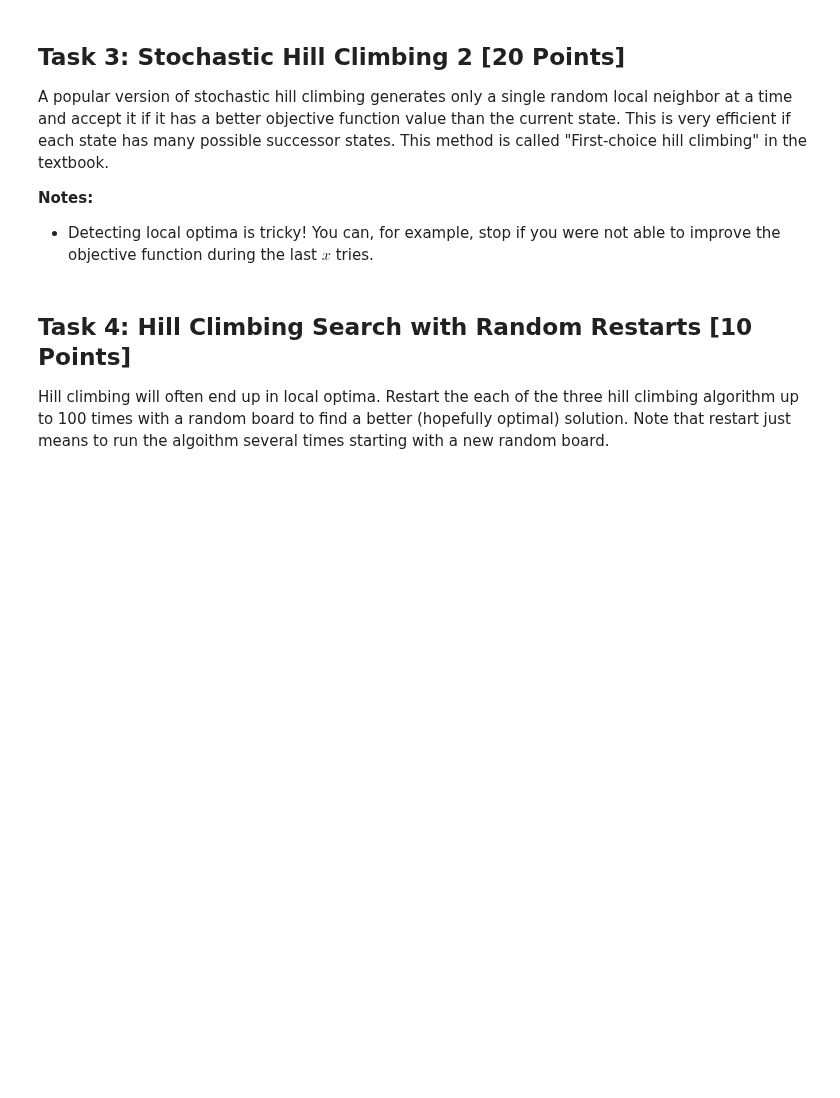
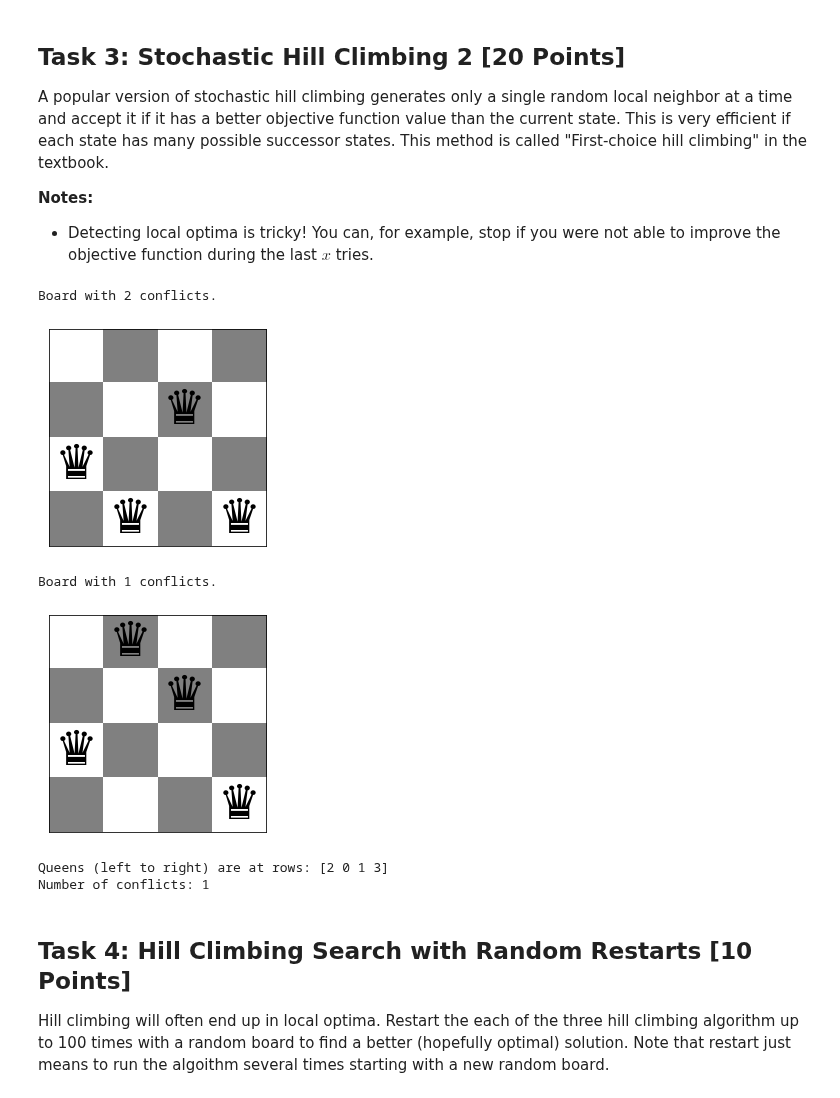
Before and after one commit to mhahsler/CS7320-AI, a Jupyter notebook: Local_Search/n_queens.ipynb, the cells around one changed output. Drawn from its saved outputs; the diff is of its cells as text; code cells hidden in the pictures; blank space fills up the shorter version.

```diff
--- a/Local_Search/n_queens.ipynb
+++ b/Local_Search/n_queens.ipynb
@@ -144,3 +247,38 @@ __Notes:__
+# %%
+# Code and description go here
+def stochastic_hill_climbing2(board):
+    n = len(board)
+    initial = conflicts_jit(board)
+    local_optimum = board.copy()
+    new_state = board.copy()
+    count = 0
+    while count < n * 1000:
+        row = random.randint(0, n - 1)
+        queen = random.randint(0, n - 1)
+        random_board = new_state.copy()
+        random_board[row] = queen
+        local_move = conflicts_jit(random_board)
+        count += 1
+        if(local_move < initial):
+            new_state = random_board
+            initial = local_move
+            local_optimum = random_board
+    return local_optimum
+
+board = random_board(4)
+show_board(board)
+new_board = stochastic_hill_climbing2(board)
+
+show_board(new_board)
+print(f"Queens (left to right) are at rows: {new_board}")
+print(f"Number of conflicts: {conflicts_jit(new_board)}")
+# %% [output]
+Board with 2 conflicts.
+[figure, added]
+Board with 1 conflicts.
+[figure, added]
+Queens (left to right) are at rows: [2 0 1 3]
+Number of conflicts: 1
 # %% [markdown]
 ## Task 4: Hill Climbing Search with Random Restarts [10 Points]
 
```
Also changed, not shown: parts of 9 cells of this notebook, 1 other file.
